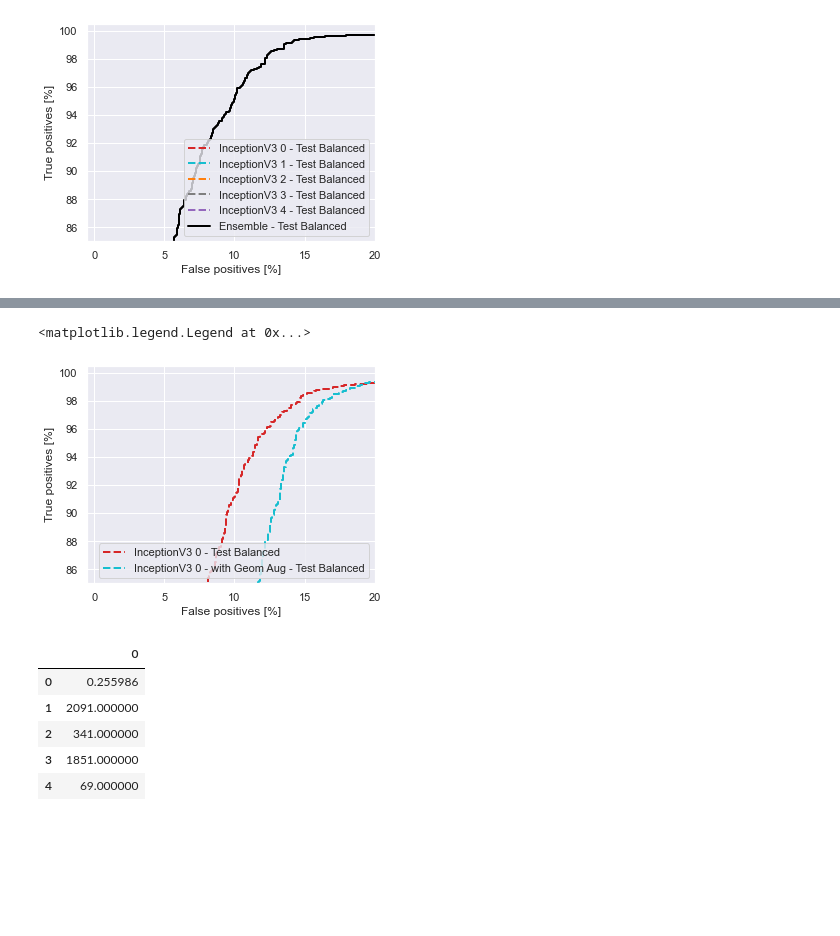
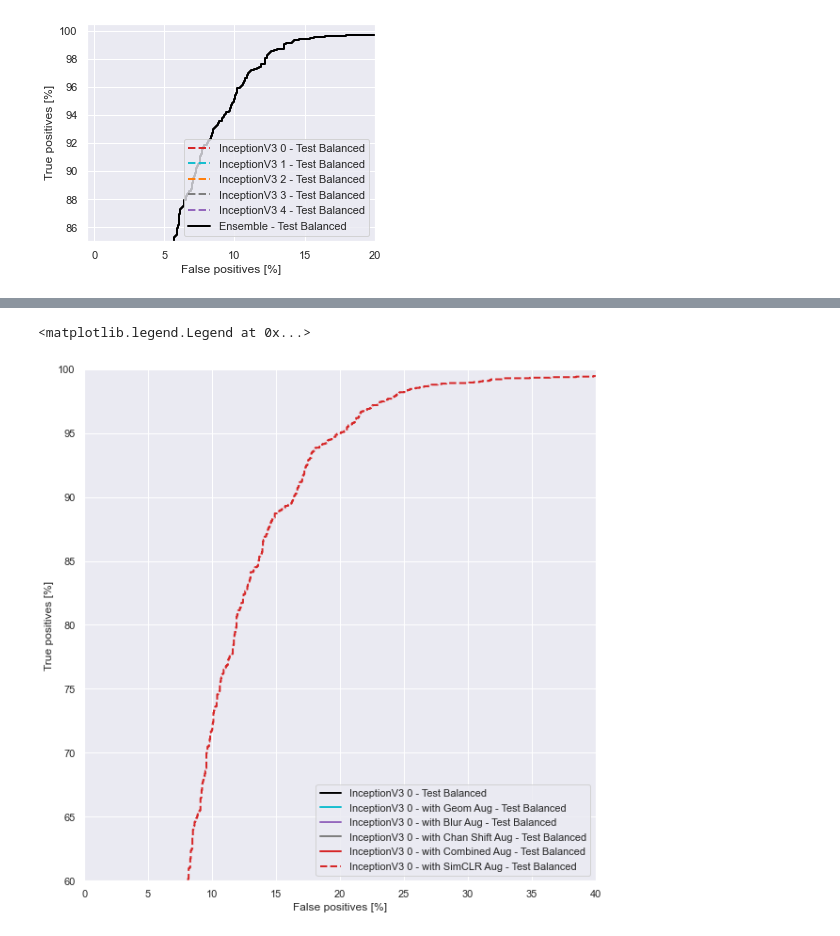
Before and after one commit to mariaauslander/capstone_fall20_irrigation, a Jupyter notebook: BigEarthData/epoch_metrics.ipynb, the cells around one changed output, grey strips where cells are left out. Saved outputs shown, nothing was run; the diff lists cells and outputs as text; code cells hidden in the pictures; blank space fills up the shorter version.

Commit message:
first version of simclr

```diff
--- a/BigEarthData/epoch_metrics.ipynb
+++ b/BigEarthData/epoch_metrics.ipynb
@@ -424,19 +521,13 @@ plt.legend(loc='lower right')
 # %%
-i0_shift_model = tf.keras.models.load_model(os.path.join(model_path, 'bl_inc_aug_shift_0.h5'))
+i0_simclr_model = tf.keras.models.load_model(os.path.join(model_path, 'bl_inc_aug_simclr_df_0.h5'))
 # %%
 labels = []
-inc0_predictions = []
-shift0_predictions= []
+simclr0_predictions = []
 for image_batch, label_batch in balanced_test_data:
-    shift0 = i0_shift_model.predict(image_batch)
-    p0 = i0_model.predict(image_batch)
-    inc0_predictions.append(p0)
-    shift0_predictions.append(shift0)
+    simclr0 = i0_simclr_model.predict(image_batch)
+    simclr0_predictions.append(simclr0)
     labels.append(label_batch.numpy())
 # Create array of actual lables
 labels_array = np.concatenate(labels)
 
-# Create the five arrays of predicitons
-# One for each model that was generated with different negative examples
-shift0_pred_array = np.concatenate(shift0_predictions)
-inc0_pred_array = np.concatenate(inc0_predictions)
+simclr0_pred_array = np.concatenate(simclr0_predictions)
@@ -443,8 +535,0 @@ inc0_pred_array = np.concatenate(inc0_predictions)
-# %%
-
-plot_roc(f"InceptionV3 0 - Test Balanced", labels_array, inc0_pred_array, color='tab:red', linestyle='--')
-plot_roc(f"InceptionV3 0 - with Geom Aug - Test Balanced", labels_array, shift0_pred_array, color='tab:cyan', linestyle='--')
-plt.legend(loc='lower right')
-# %% [output]
-<matplotlib.legend.Legend at 0x...>
-[figure, removed]
@@ -457,9 +536,12 @@ df = pd.read_pickle(os.path.join(model_path, 'bl_inc_aug_shift_0.pkl'))
-# %%
-df.head()
-# %% [output]
-|  | 0 |
-| 0 | 0.255986 |
-| 1 | 2091.000000 |
-| 2 | 341.000000 |
-| 3 | 1851.000000 |
-| 4 | 69.000000 |
+# %%
+fig,ax = plt.subplots(1,1,figsize=(10,10))
+plot_roc_full(f"InceptionV3 0 - Test Balanced", labels_array, inc0_pred_array, color='black')
+plot_roc_full(f"InceptionV3 0 - with Geom Aug - Test Balanced", labels_array, shift0_pred_array, color='tab:cyan')
+plot_roc_full(f"InceptionV3 0 - with Blur Aug - Test Balanced", labels_array, blur0_pred_array, color='tab:purple')
+plot_roc_full(f"InceptionV3 0 - with Chan Shift Aug - Test Balanced", labels_array, cs0_pred_array, color='tab:gray')
+plot_roc_full(f"InceptionV3 0 - with Combined Aug - Test Balanced", labels_array, all0_pred_array, color='tab:red')
+plot_roc_full(f"InceptionV3 0 - with SimCLR Aug - Test Balanced", labels_array, simclr0_pred_array, color='tab:red', linestyle='--')
+plt.legend(loc='lower right')
+# %% [output]
+<matplotlib.legend.Legend at 0x...>
+[figure, added]
```
Also changed, not shown: parts of 11 cells of this notebook, 5 other files.
